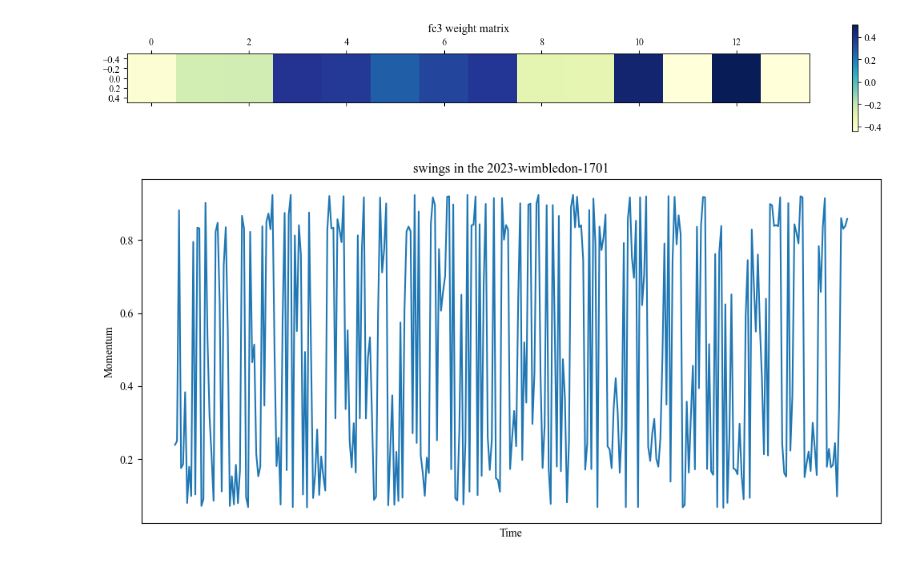
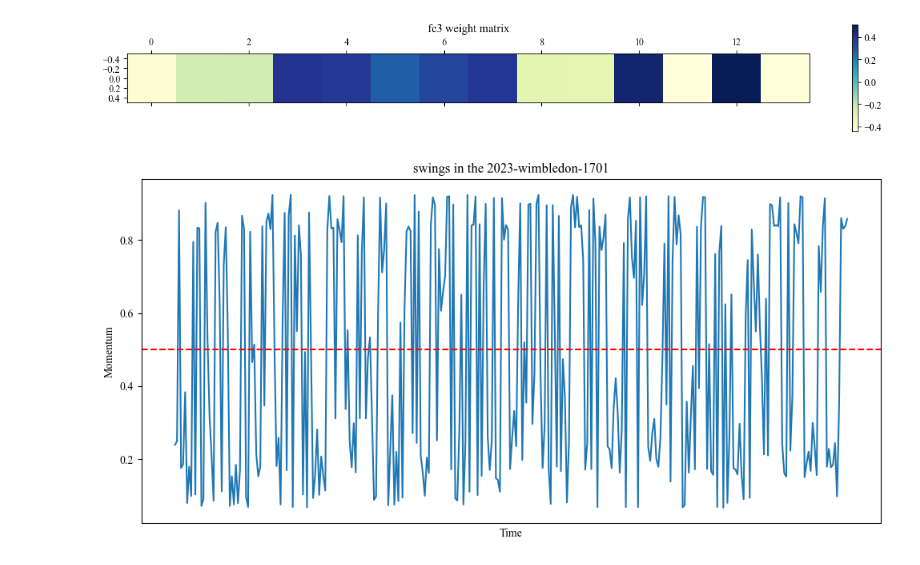
Before and after one commit to curryfromuestc/2024_MCM_C, a Jupyter notebook: code/for_male_tennis.ipynb, the cells around one changed output. Cells and saved outputs as stored; diff of their text form; code cells hidden in the pictures.

```diff
--- a/code/for_male_tennis.ipynb
+++ b/code/for_male_tennis.ipynb
@@ -189,20 +189,21 @@ SetPredictor(
 # %%
 dataflow = pd.read_csv('/Users/curryyang/code/2024_MCM_C_UESTC/exported_datasets/exported.csv')
 x = dataflow['time'].iloc[6952:7286]
 y = dataflow['Predicted_Value'].iloc[6952:7286]
 plt.figure(figsize=(10, 5))
 plt.plot(x, y)
+plt.axhline(y=0.5, color='r', linestyle='--')
 ax = plt.gca()
 
 # 隐藏x轴的刻度
 ax.set_xticks([])
 
 # 隐藏x轴的刻度标签（如果需要）
 ax.set_xticklabels([])
 plt.xlabel('Time')
 plt.ylabel('Momentum')
 plt.title('swings in the 2023-wimbledon-1701')
 plt.tight_layout()
 plt.show()
 # %% [output]
-[figure, old version]
+[figure, new version]
```
Also changed, not shown: 1 other file.
